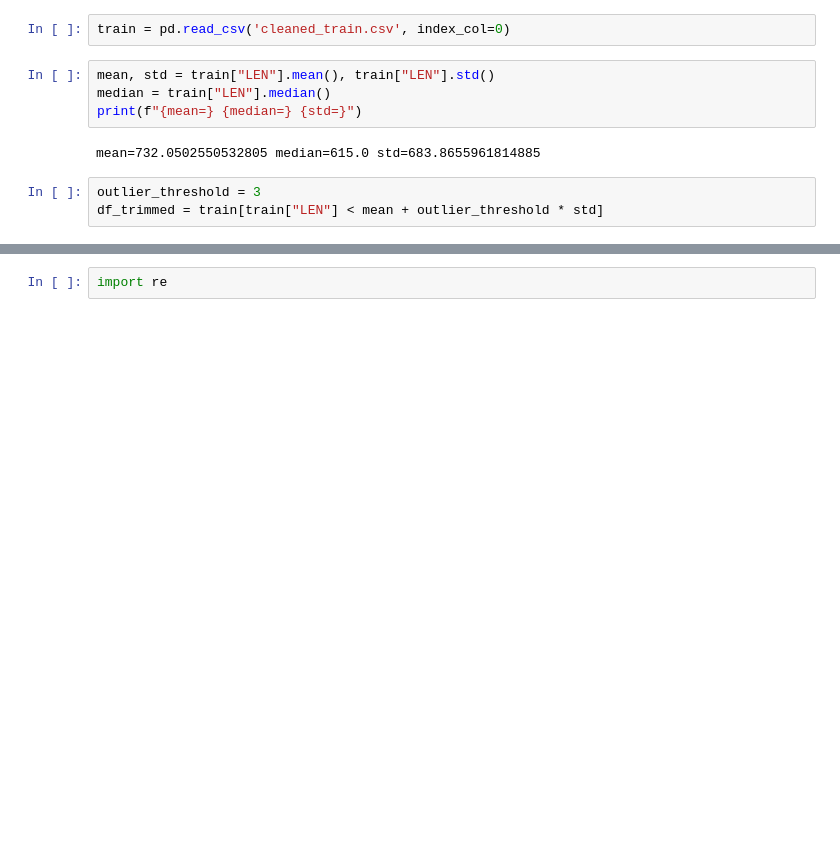
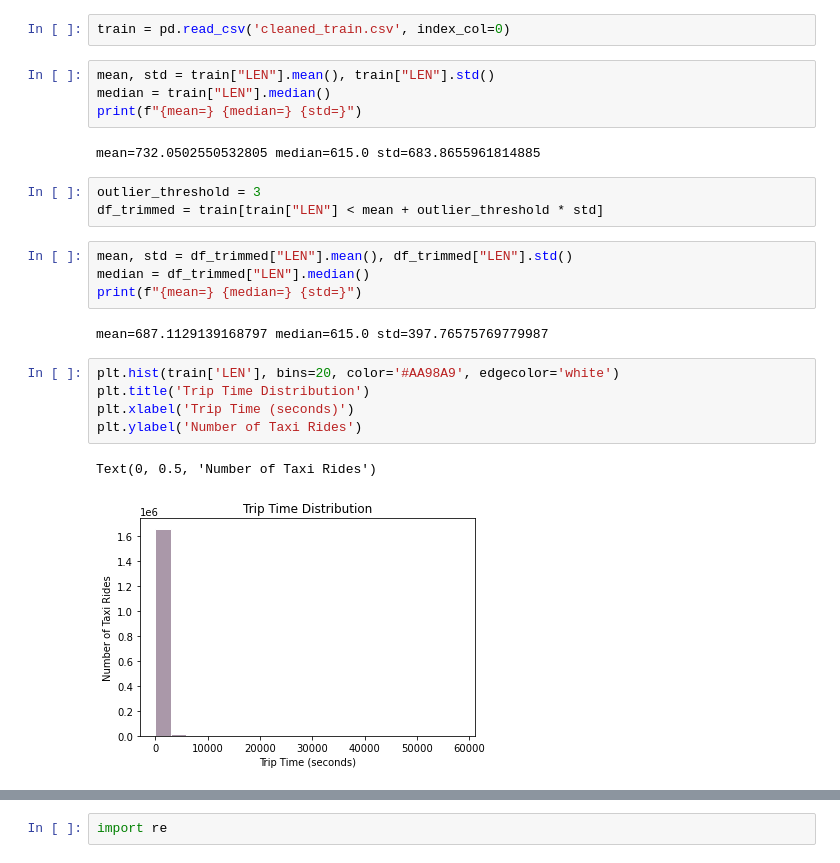
Before and after one commit to sunwoo604/cse151bcomp, a Jupyter notebook: joshua_part1B.ipynb, the cells around one changed output, grey strips where cells are left out. Saved outputs shown, nothing was run; the diff lists cells and outputs as text; blank space fills up the shorter version.

```diff
--- a/joshua_part1B.ipynb
+++ b/joshua_part1B.ipynb
@@ -46,4 +46,18 @@ mean=732.0502550532805 median=615.0 std=683.8655961814885
 # %%
 outlier_threshold = 3
 df_trimmed = train[train["LEN"] < mean + outlier_threshold * std]
+# %%
+mean, std = df_trimmed["LEN"].mean(), df_trimmed["LEN"].std()
+median = df_trimmed["LEN"].median()
+print(f"{mean=} {median=} {std=}")
+# %% [output]
+mean=687.1129139168797 median=615.0 std=397.76575769779987
+# %%
+plt.hist(train['LEN'], bins=20, color='#AA98A9', edgecolor='white')
+plt.title('Trip Time Distribution')
+plt.xlabel('Trip Time (seconds)')
+plt.ylabel('Number of Taxi Rides')
+# %% [output]
+Text(0, 0.5, 'Number of Taxi Rides')
+[figure, added]
 # %%
```
Also changed, not shown: parts of 24 cells of this notebook.
